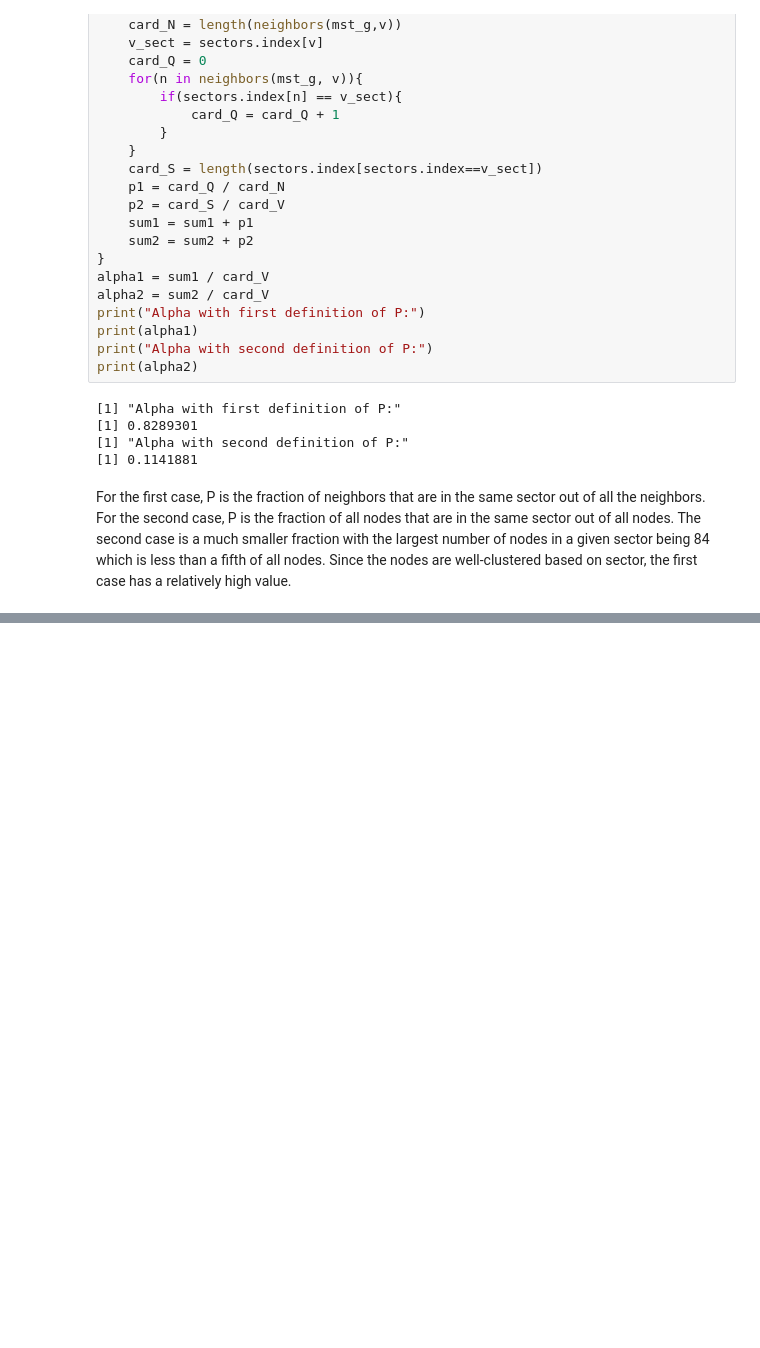
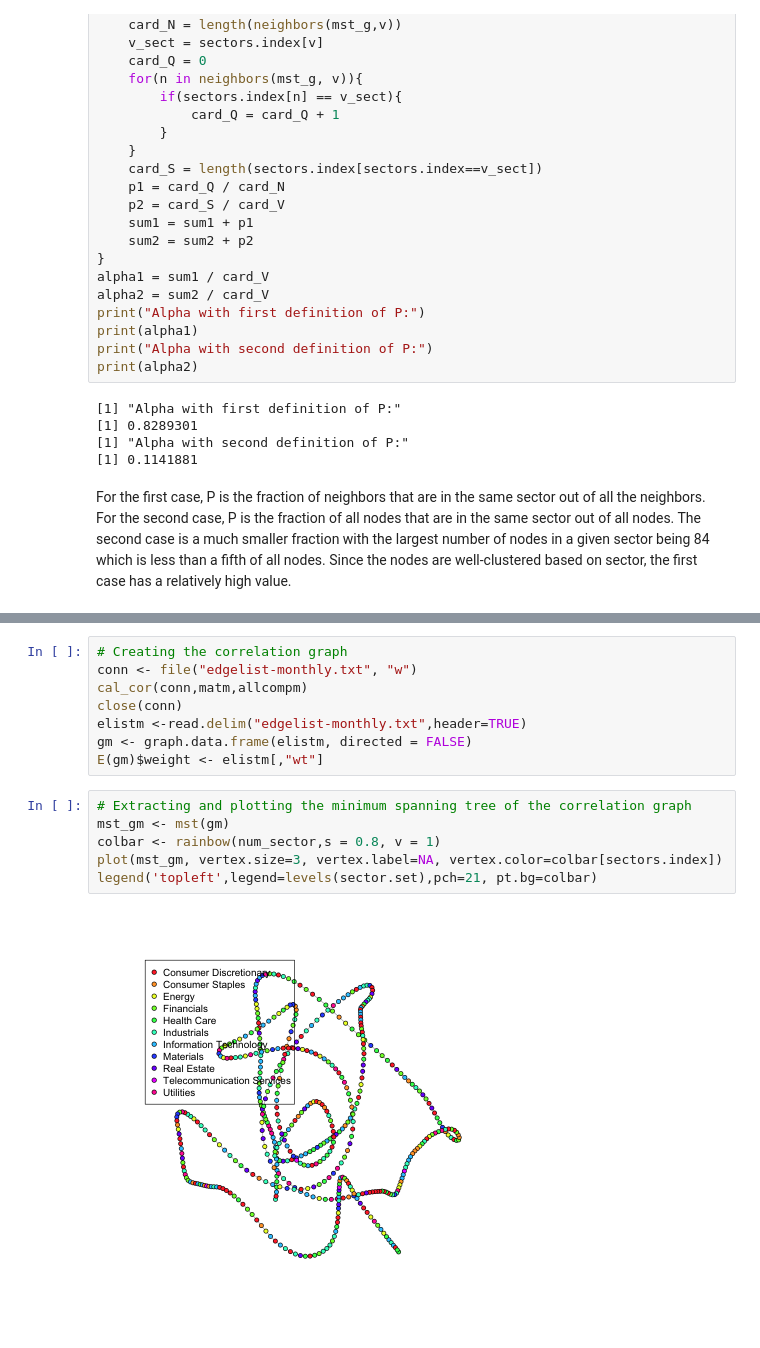
Before and after one commit to morgworth/ece232_team, a Jupyter notebook: Project 4/Morgan Project 4 Part 1.ipynb, the cells around one changed output, grey strips where cells are left out. Cells and saved outputs as stored; diff of their text form; blank space fills up the shorter version.

```diff
--- a/Project 4/Morgan Project 4 Part 1.ipynb
+++ b/Project 4/Morgan Project 4 Part 1.ipynb
@@ -204,0 +348,16 @@ For the first case, P is the fraction of neighbors that are in the same sector o
+# %%
+# Creating the correlation graph
+conn <- file("edgelist-monthly.txt", "w")
+cal_cor(conn,matm,allcompm)
+close(conn)
+elistm <-read.delim("edgelist-monthly.txt",header=TRUE)
+gm <- graph.data.frame(elistm, directed = FALSE)
+E(gm)$weight <- elistm[,"wt"]
+# %%
+# Extracting and plotting the minimum spanning tree of the correlation graph
+mst_gm <- mst(gm)
+colbar <- rainbow(num_sector,s = 0.8, v = 1)
+plot(mst_gm, vertex.size=3, vertex.label=NA, vertex.color=colbar[sectors.index])
+legend('topleft',legend=levels(sector.set),pch=21, pt.bg=colbar)
+# %% [output]
+[figure, added]
```
Also changed, not shown: parts of 13 cells of this notebook.
